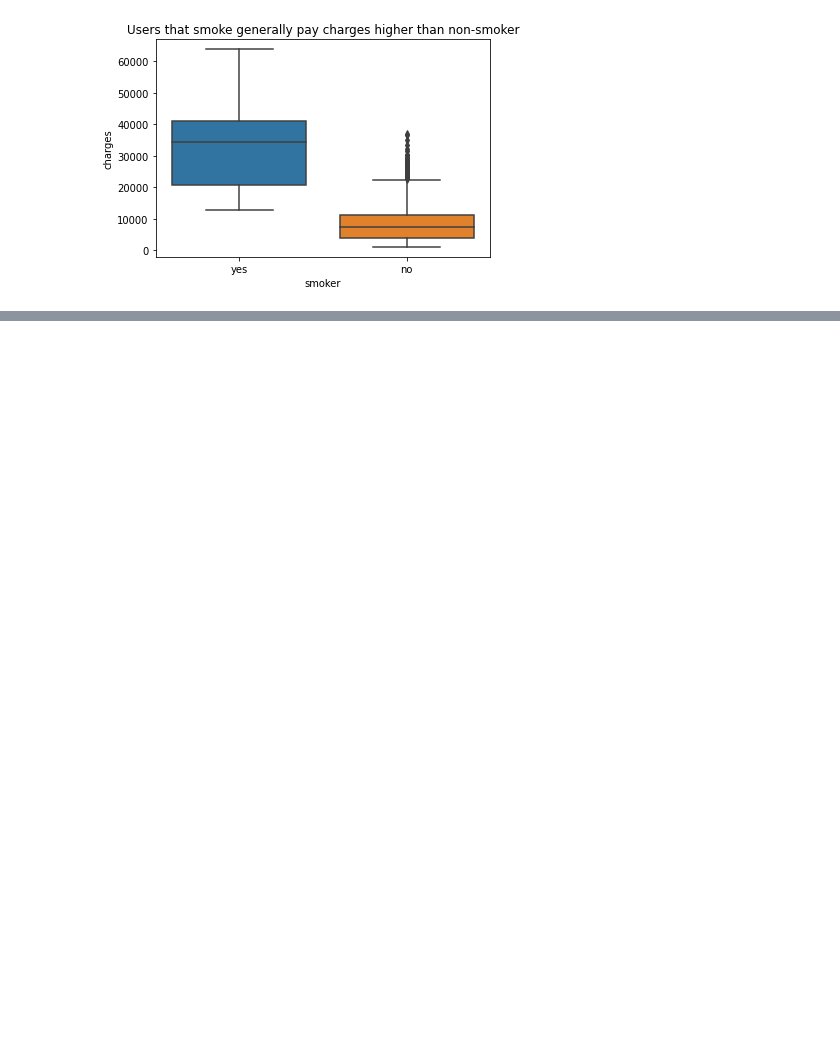
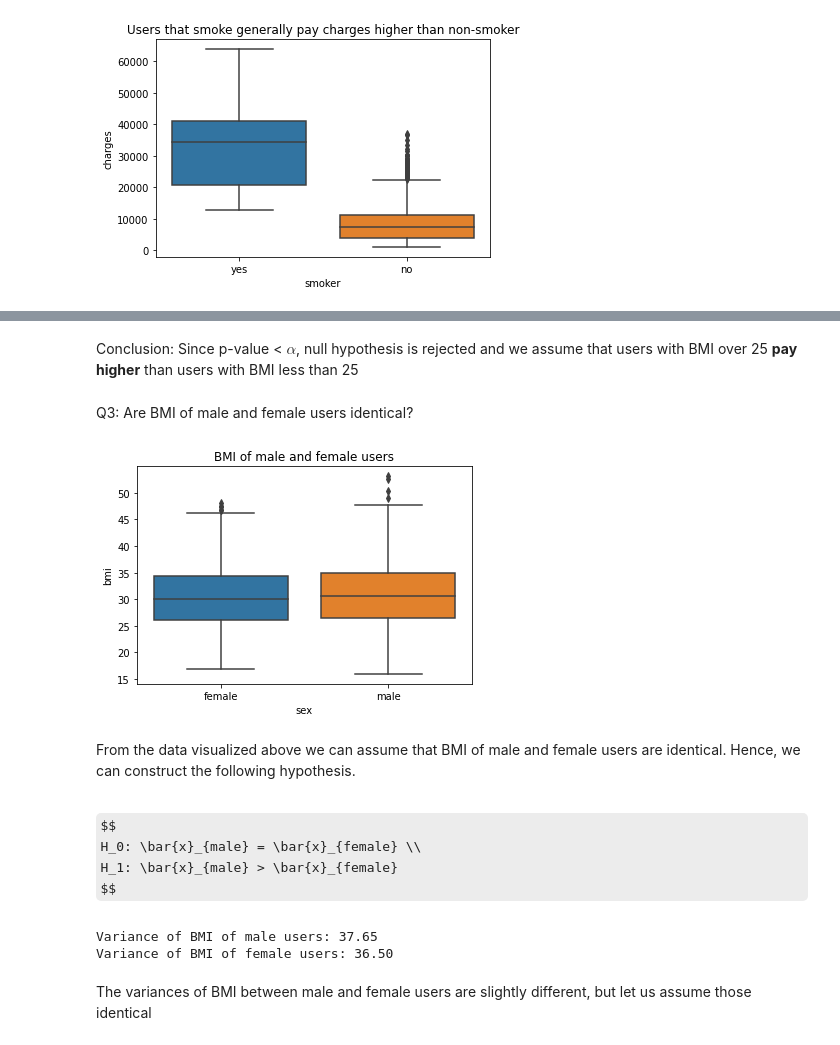
Before and after one commit to rahmanazizf/Pacmann_Projects, a Jupyter notebook: Project_Probability1/Project_1_Pacmann_RAF.ipynb, the cells around one changed output, grey strips where cells are left out. Cells and saved outputs as stored; diff of their text form; code cells hidden in the pictures; some formulas as TeX source; blank space fills up the shorter version.

```diff
--- a/Project_Probability1/Project_1_Pacmann_RAF.ipynb
+++ b/Project_Probability1/Project_1_Pacmann_RAF.ipynb
@@ -299,0 +382,17 @@ plt.show()
+# %% [markdown]
+Conclusion: Since p-value < $\alpha$, null hypothesis is rejected and we assume that users with BMI over 25 **pay higher** than users with BMI less than 25
+# %% [markdown]
+Q3: Are BMI of male and female users identical?
+# %%
+sns.boxplot(x = 'sex', y = 'bmi', data = insurance_mod)
+plt.title("BMI of male and female users")
+plt.show()
+# %% [output]
+[figure, added]
+# %% [markdown]
+From the data visualized above we can assume that BMI of male and female users are identical. Hence, we can construct the following hypothesis.
+# %% [markdown]
+$$
+H_0: \bar{x}_{male} = \bar{x}_{female} \\
+H_1: \bar{x}_{male} > \bar{x}_{female}
+$$
@@ -299,0 +402,8 @@ plt.show()
+# %%
+print(f"Variance of BMI of male users: {np.var(bmi_male):.2f}")
+print(f"Variance of BMI of female users: {np.var(bmi_female):.2f}")
+# %% [output]
+Variance of BMI of male users: 37.65
+Variance of BMI of female users: 36.50
+# %% [markdown]
+The variances of BMI between male and female users are slightly different, but let us assume those identical
```
Also changed, not shown: parts of 26 cells of this notebook.
